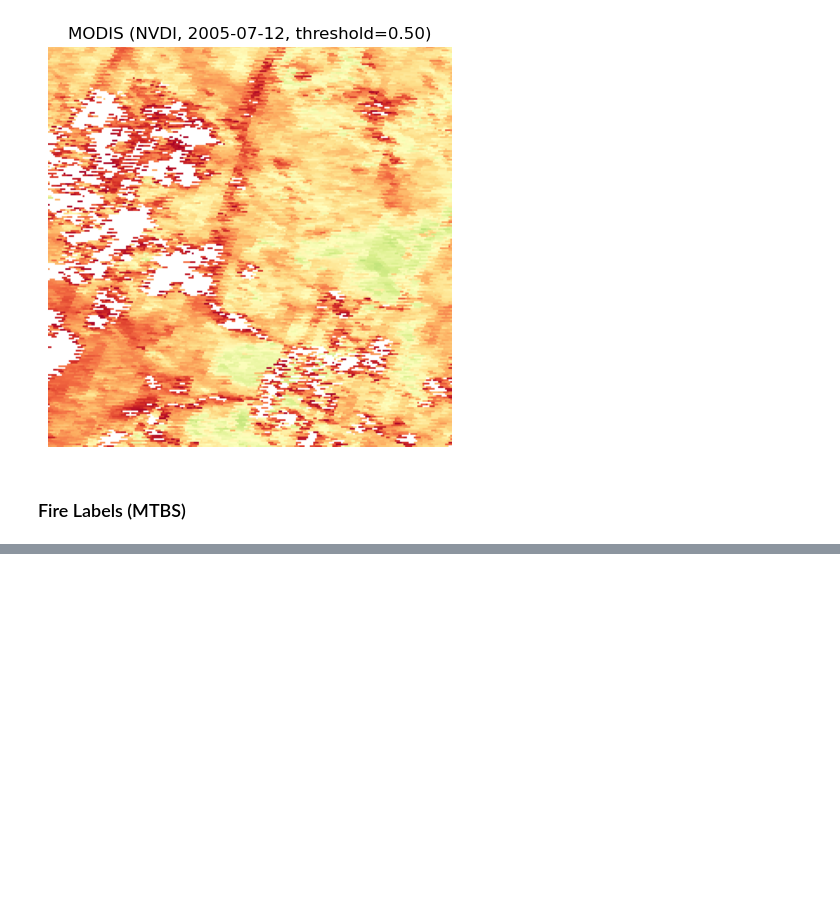
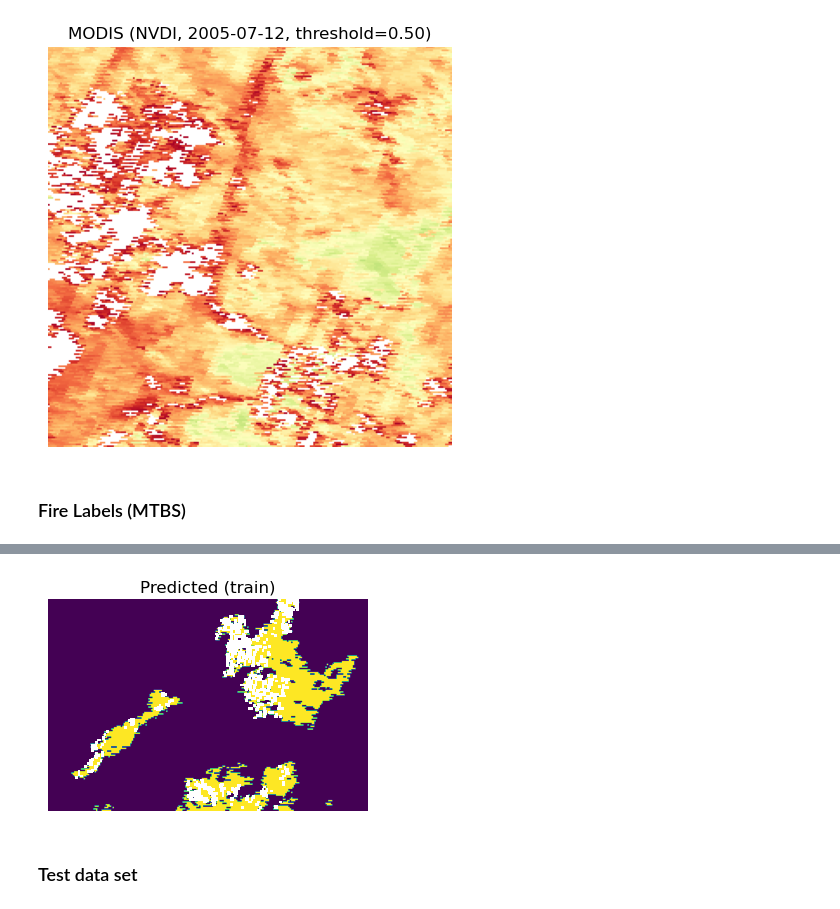
Before and after one commit to natural-hazards/wildfires, a Jupyter notebook: notebooks/pca_example.ipynb, the cells around one changed output, grey strips where cells are left out. Saved outputs shown, nothing was run; the diff lists cells and outputs as text; code cells hidden in the pictures; blank space fills up the shorter version.

```diff
--- a/notebooks/pca_example.ipynb
+++ b/notebooks/pca_example.ipynb
@@ -137,0 +218,6 @@ adapter_ts.showFireLabels(id_bands=range(0, 2), figsize=(3.5, 3.5))
+# %%
+ts_train_nona = tmp_ts_train[~np.isnan(label_train)]
+label_train_nona = label_train[~np.isnan(label_train)]
+
+ts_test_nona = tmp_ts_test[~np.isnan(label_test)]
+label_test_nona = label_test[~np.isnan(label_test)]
@@ -137,0 +226,3 @@ adapter_ts.showFireLabels(id_bands=range(0, 2), figsize=(3.5, 3.5))
+# %%
+xgb = XGBClassifier(objective='binary:logistic')
+xgb.fit(ts_train_nona, label_train_nona)
@@ -137,0 +242,2 @@ adapter_ts.showFireLabels(id_bands=range(0, 2), figsize=(3.5, 3.5))
+# %%
+labels_pred = xgb.predict(ts_train_nona)
@@ -137,0 +277,6 @@ adapter_ts.showFireLabels(id_bands=range(0, 2), figsize=(3.5, 3.5))
+# %%
+utils_plt.imshow(output.reshape(tmp_shape_train[1:3]), title='Predicted (train)')
+# %% [output]
+[figure, added]
+# %% [markdown]
+### Test data set
```
Also changed, not shown: parts of 50 cells of this notebook, 2 other files.
